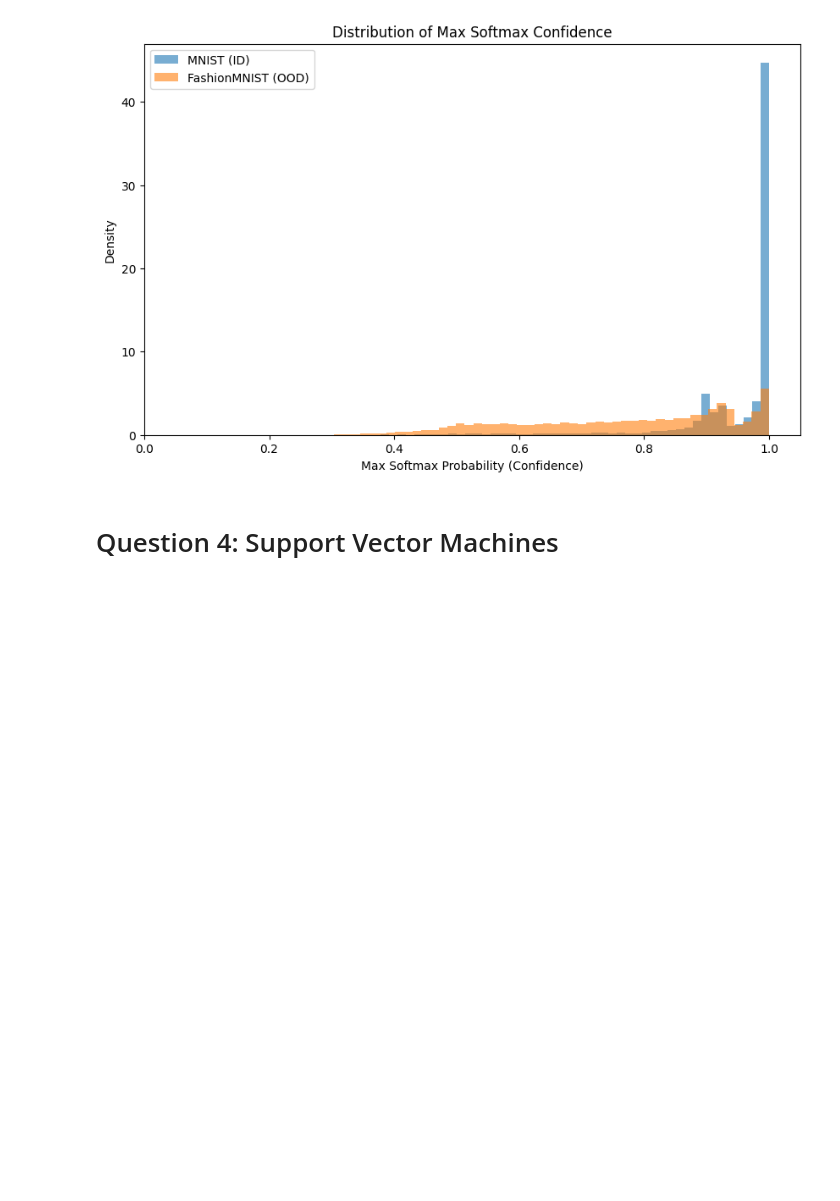
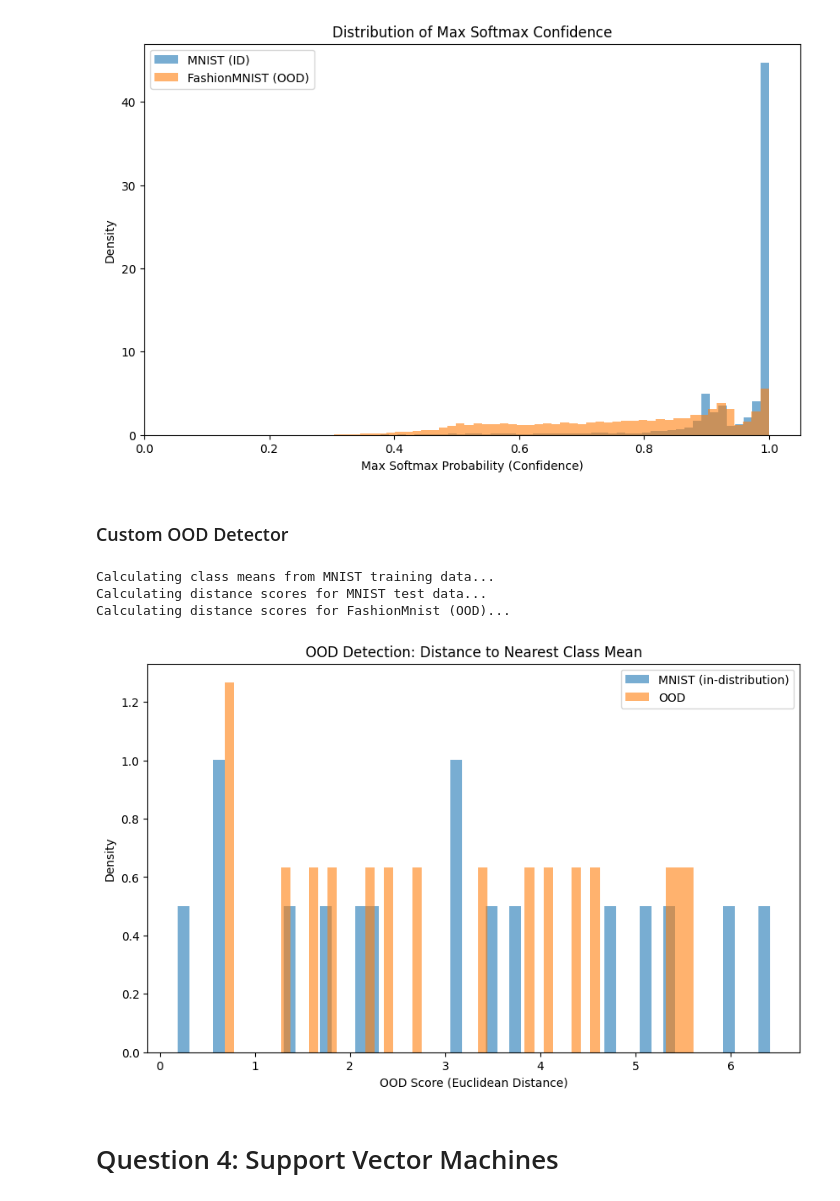
Before and after one commit to Rlshank/S-ML-HW-2, a Jupyter notebook: SML-HW2.ipynb, the cells around one changed output. Saved outputs shown, nothing was run; the diff lists cells and outputs as text; code cells hidden in the pictures; blank space fills up the shorter version.

```diff
--- a/SML-HW2.ipynb
+++ b/SML-HW2.ipynb
@@ -863,6 +863,83 @@ plt.savefig("softmax_histogram.png", dpi=300, bbox_inches='tight')
 Calculating confidence scores for MNIST (In-Distribution)...
 Calculating confidence scores for FashionMNIST (Out-of-Distribution)...
 [figure]
+# %% [markdown]
+### Custom OOD Detector
+# %%
+def compute_class_means(model, train_loader, device, num_classes=10):
+
+    # Set to evaluation mode and not for training
+    model.eval()
+    class_sums = torch.zeros((num_classes, 2)).to(device)
+    class_counts = torch.zeros(num_classes).to(device)
+
+    with torch.no_grad():
+        for inputs, targets in train_loader:
+            inputs, targets = inputs.to(device), targets.to(device)
+
+            # Get 2D coordinates, not the final probabilities
+            coordinate = model.get_embeddings(inputs)
+
+            # Add coordinates to running total for each class
+            for c in range(num_classes):
+                mask = (targets == c)
+                if mask.sum() > 0:
+                    class_sums[c] += coordinate[mask].sum(dim=0)
+                    class_counts[c] += mask.sum()
+
+    # Unsqueeze is used to fix the shape to match
+    class_means = class_sums / class_counts.unsqueeze(1)
+    return class_means
+
+def compute_ood_scores(model, data_loader, class_means, device):
+
+    # Set to evaluation mode and not for training
+    model.eval()
+    ood_scores = []
+
+    with torch.no_grad():
+        for inputs, _ in data_loader:
+            inputs = inputs.to(device)
+            coordinate = model.get_embeddings(inputs)
+
+            # torch.cdist computes Euclidean distance from every coordinate to every class mean
+            distances = torch.cdist(coordinate, class_means)
+
+            # Keep only shorest distance for each image
+            min_distances, _ = torch.min(distances, dim=1)
+            ood_scores.extend(min_distances.cpu().numpy())
+
+    return np.array(ood_scores)
+
+# Get parameters from training data only
+print("Calculating class means from MNIST training data...")
+class_means = compute_class_means(best_model, train_loader, config.device)
+
+# Score the datasets
+print("Calculating distance scores for MNIST test data...")
+mnist_distance_scores = compute_ood_scores(best_model, test_loader, class_means, config.device)
+
+print ("Calculating distance scores for FashionMnist (OOD)...")
+fashion_distance_scores = compute_ood_scores(best_model, ood_loader, class_means, config.device)
+
+# Plot the histogram
+plt.figure(figsize=(10, 6))
+# Plot MNIST scores in blue
+plt.hist(mnist_distance_scores, bins=50, alpha=0.6, label='MNIST (in-distribution)', density=True)
+# Plot FashionMNIST scores in orange
+plt.hist(fashion_distance_scores, bins=50, alpha=0.6, label='OOD', density=True)
+
+plt.title('OOD Detection: Distance to Nearest Class Mean')
+plt.xlabel('OOD Score (Euclidean Distance)')
+plt.ylabel('Density')
+plt.legend()
+
+plt.savefig("ood_distance_histogram.png", dpi=300, bbox_inches='tight')
+# %% [output]
+Calculating class means from MNIST training data...
+Calculating distance scores for MNIST test data...
+Calculating distance scores for FashionMnist (OOD)...
+[figure, added]
 # %% [markdown]
 # Question 4: Support Vector Machines
 # %%
```
Also changed, not shown: 1 other file.
